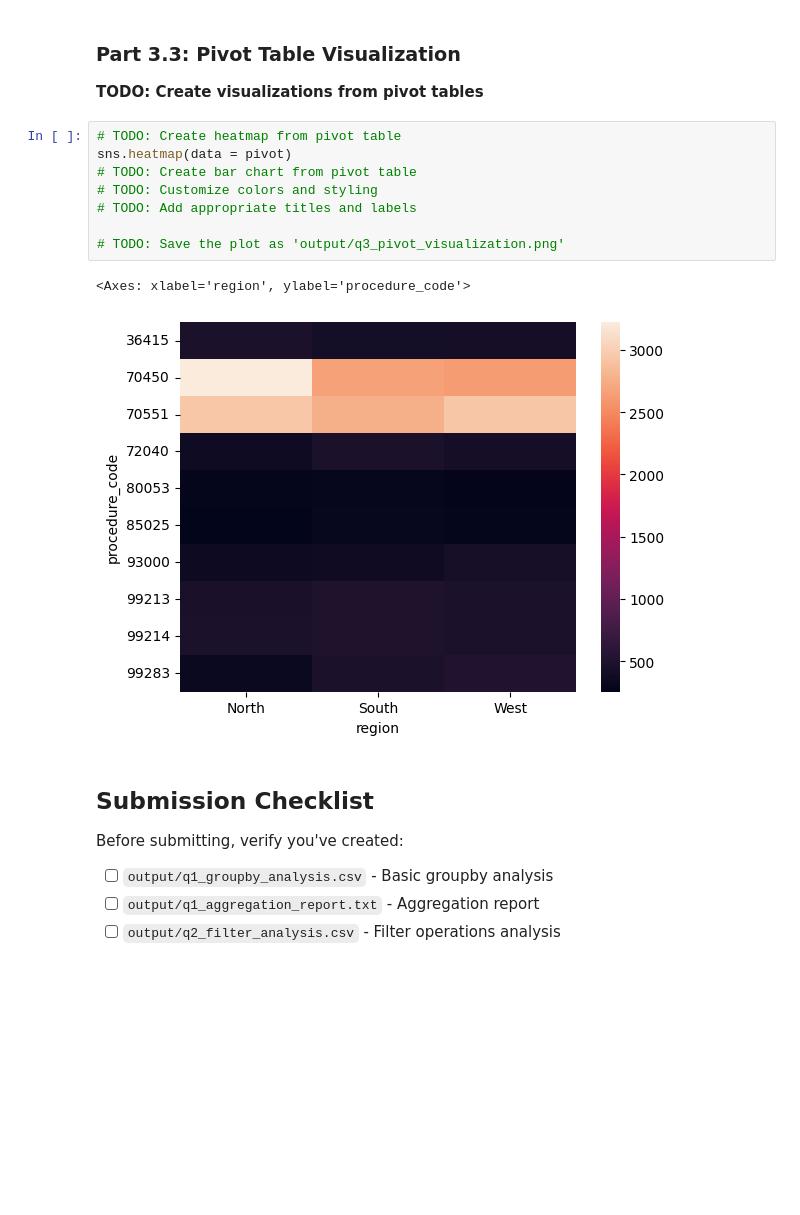
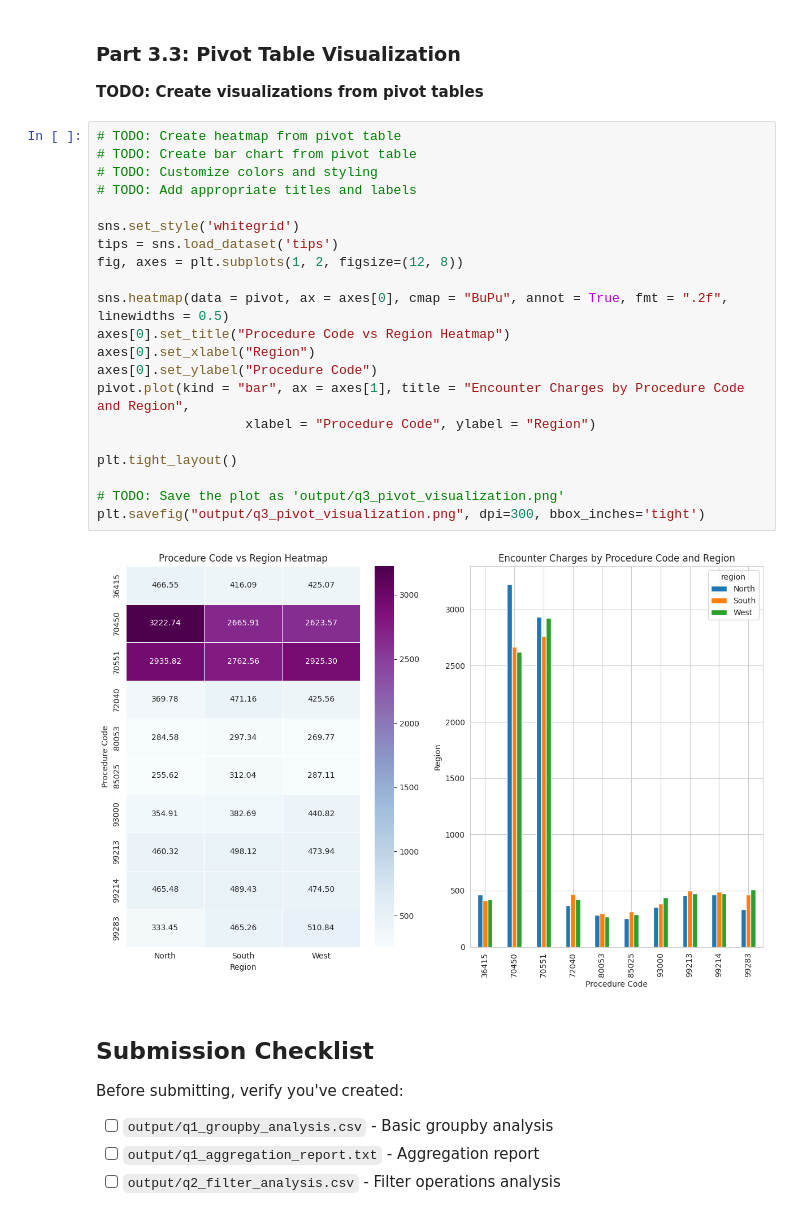
Before and after one commit to UCSF-DataSci/ds217-08-group-filter-and-flow-echang14, a Jupyter notebook: assignment.ipynb, the cells around one changed output. Cells and saved outputs as stored; diff of their text form; blank space fills up the shorter version.

```diff
--- a/assignment.ipynb
+++ b/assignment.ipynb
@@ -390,15 +423,27 @@ multi_crosstab.to_csv("output/q3_crosstab_analysis.csv")
 **TODO: Create visualizations from pivot tables**
 # %%
 # TODO: Create heatmap from pivot table
-sns.heatmap(data = pivot)
 # TODO: Create bar chart from pivot table
 # TODO: Customize colors and styling
 # TODO: Add appropriate titles and labels
 
+sns.set_style('whitegrid')
+tips = sns.load_dataset('tips')
+fig, axes = plt.subplots(1, 2, figsize=(12, 8))
+
+sns.heatmap(data = pivot, ax = axes[0], cmap = "BuPu", annot = True, fmt = ".2f", linewidths = 0.5)
+axes[0].set_title("Procedure Code vs Region Heatmap")
+axes[0].set_xlabel("Region")
+axes[0].set_ylabel("Procedure Code")
+pivot.plot(kind = "bar", ax = axes[1], title = "Encounter Charges by Procedure Code and Region",
+                   xlabel = "Procedure Code", ylabel = "Region")
+
+plt.tight_layout()
+
 # TODO: Save the plot as 'output/q3_pivot_visualization.png'
+plt.savefig("output/q3_pivot_visualization.png", dpi=300, bbox_inches='tight')
 # %% [output]
-<Axes: xlabel='region', ylabel='procedure_code'>
-[figure, old version]
+[figure, new version]
 # %% [markdown]
 ## Submission Checklist
 
```
Also changed, not shown: parts of 4 cells of this notebook, 2 other files.
